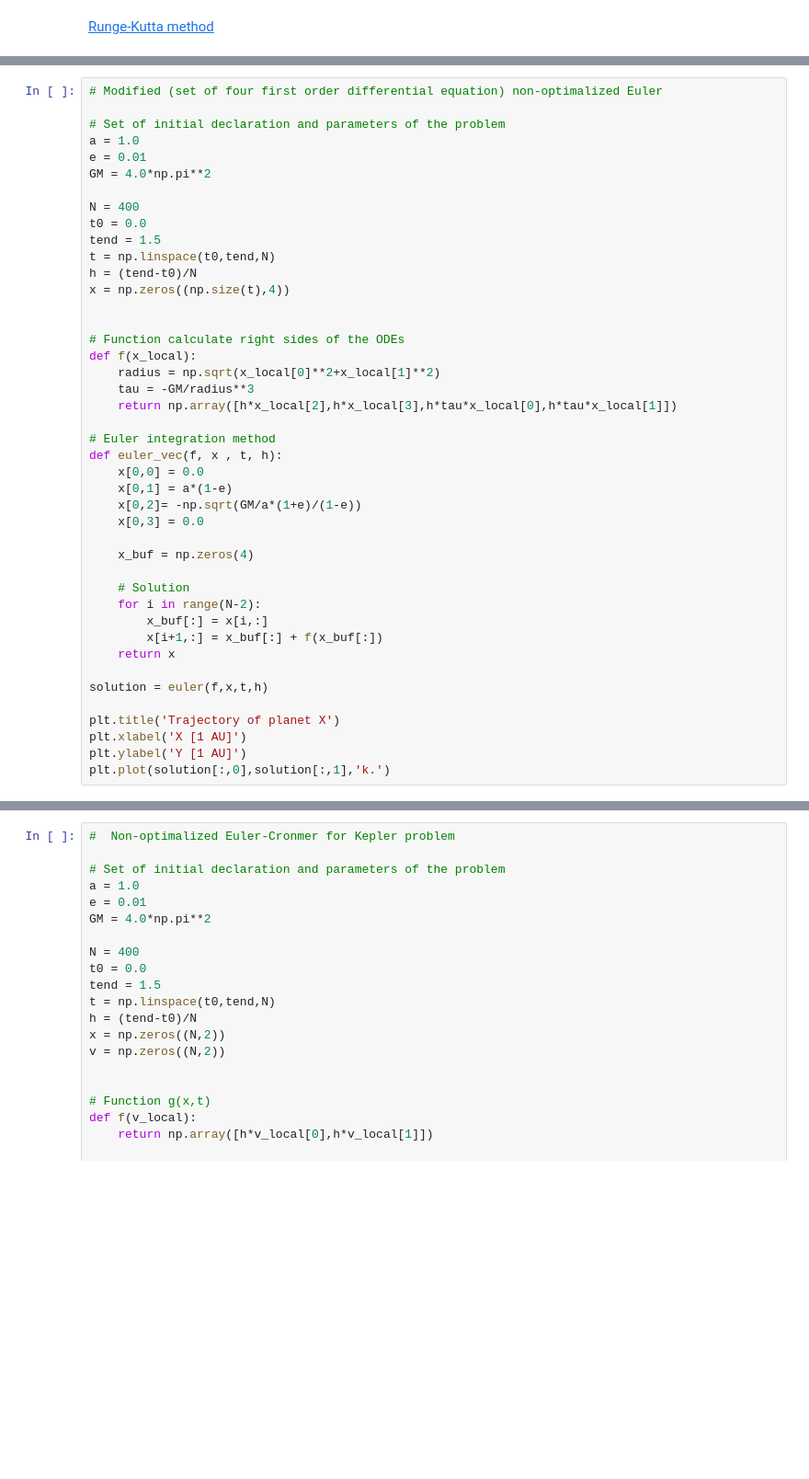
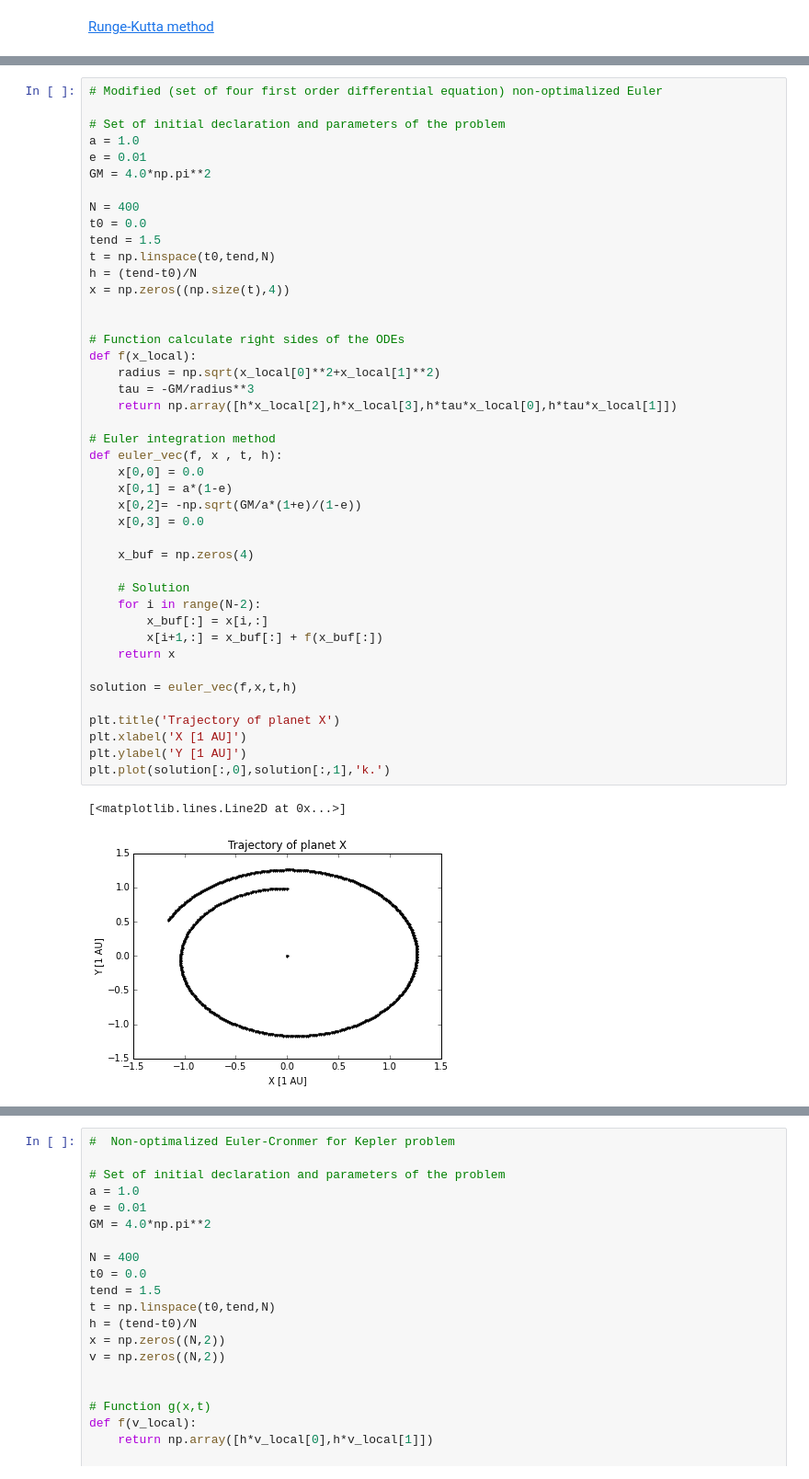
Before and after one commit to olowathor/F7785_-_Numericke_metody_v_astrofyzice, a Jupyter notebook: notebooks/ODE.ipynb, the cells around one changed output, grey strips where cells are left out. Shown: that part at 92% size. Drawn from its saved outputs; the diff is of its cells as text; blank space fills up the shorter version.

```diff
--- a/notebooks/ODE.ipynb
+++ b/notebooks/ODE.ipynb
@@ -165,34 +174,37 @@ t = np.linspace(t0,tend,N)
 h = (tend-t0)/N
 x = np.zeros((np.size(t),4))
 
 
 # Function calculate right sides of the ODEs
 def f(x_local):
     radius = np.sqrt(x_local[0]**2+x_local[1]**2)
     tau = -GM/radius**3
     return np.array([h*x_local[2],h*x_local[3],h*tau*x_local[0],h*tau*x_local[1]])
 
 # Euler integration method
 def euler_vec(f, x , t, h):
     x[0,0] = 0.0
     x[0,1] = a*(1-e)
     x[0,2]= -np.sqrt(GM/a*(1+e)/(1-e))
     x[0,3] = 0.0
 
     x_buf = np.zeros(4)
 
     # Solution
     for i in range(N-2):
         x_buf[:] = x[i,:]
         x[i+1,:] = x_buf[:] + f(x_buf[:])
     return x
 
-solution = euler(f,x,t,h)
+solution = euler_vec(f,x,t,h)
 
 plt.title('Trajectory of planet X')
 plt.xlabel('X [1 AU]')
 plt.ylabel('Y [1 AU]')
 plt.plot(solution[:,0],solution[:,1],'k.')
+# %% [output]
+[<matplotlib.lines.Line2D at 0x...>]
+[figure, added]
 # %% [markdown]
 Z tohoto numerického příklady je patrné, že tato metoda není příliš stabilní, namísto kružnice nám trajektorie diverguje ve formě spirály. Z toho také plyne, že energie systému v tomto případě není zachována. Můžete si vyzkoušet sami, jak by dopadla situace pro delší časové okamžiky.
 
```
Also changed, not shown: parts of 9 cells of this notebook.
